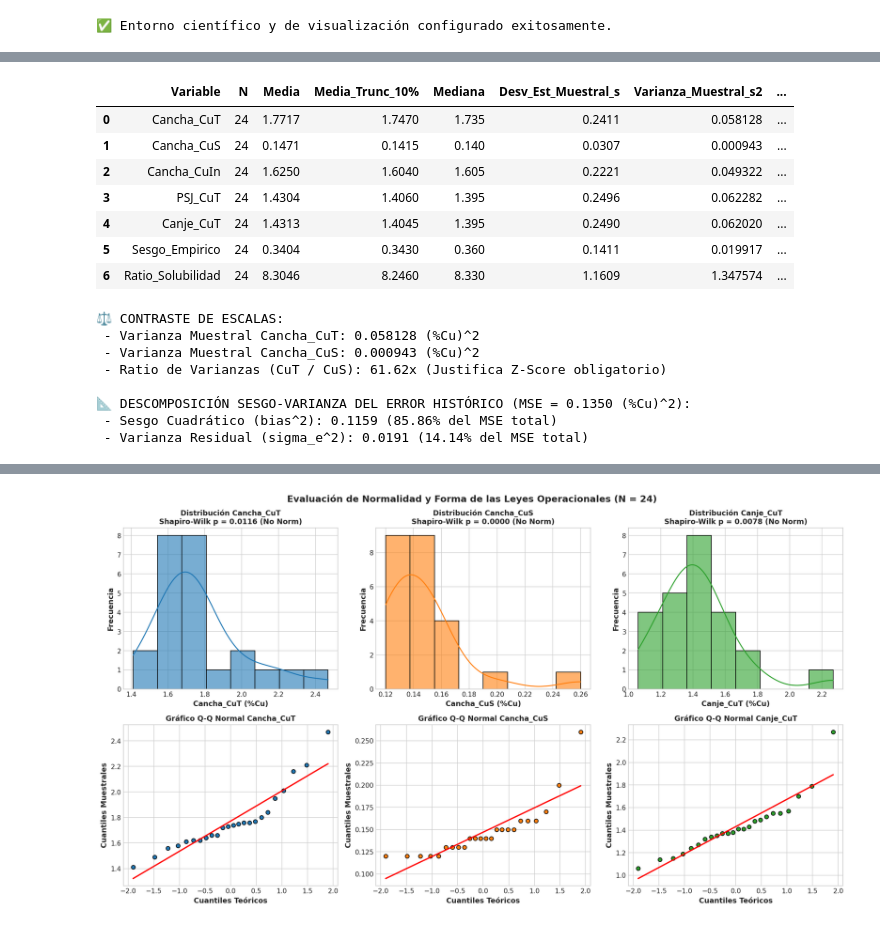
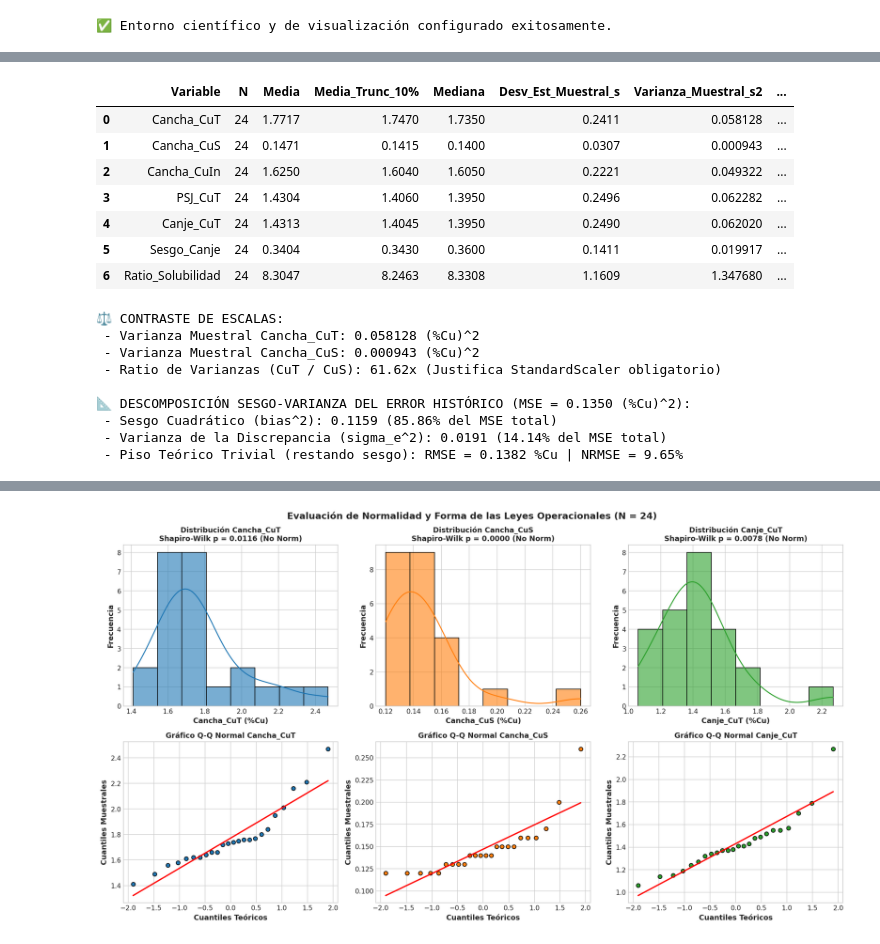
Before and after one commit to guerrafmaturana-arch/TESIS, a Jupyter notebook: BLOQUE_1/01_eda_caracteristicas.ipynb, the cells around one changed output, grey strips where cells are left out. Saved outputs shown, nothing was run; the diff lists cells and outputs as text; code cells hidden in the pictures.

```diff
--- a/BLOQUE_1/01_eda_caracteristicas.ipynb
+++ b/BLOQUE_1/01_eda_caracteristicas.ipynb
@@ -67,5 +67,5 @@ Se computan las variables diagnósticas para el análisis exploratorio:
 # %%
-# Búsqueda robusta y carga de datos auditados
+# Carga robusta y preparación de datos
 candidates = [
     "DATASET_AUDITADO_N24.csv",
     os.path.join("..", "BLOQUE_0", "DATASET_AUDITADO_N24.csv"),
@@ -84,14 +84,14 @@ if csv_path is None:
 
 df = pd.read_csv(csv_path)
 
-# Variables diagnósticas
-df['Sesgo_Empirico'] = (df['Cancha_CuT'] - df['Canje_CuT']).round(2)
-df['Sesgo_Canje'] = df['Sesgo_Empirico']
-df['Ratio_Solubilidad'] = ((df['Cancha_CuS'] / df['Cancha_CuT']) * 100).round(2)
+# Variables diagnósticas exactas
+df['Sesgo_Canje'] = df['Cancha_CuT'] - df['Canje_CuT']
+df['Sesgo_Empirico'] = df['Sesgo_Canje']
+df['Ratio_Solubilidad'] = (df['Cancha_CuS'] / df['Cancha_CuT']) * 100
 
 print(f"📊 Dataset auditado cargado desde: {csv_path}")
 print(f"Dimensiones: {df.shape[0]} registros x {df.shape[1]} columnas")
-display(df[['Fecha', 'Cancha_CuT', 'Cancha_CuS', 'Cancha_CuIn', 'PSJ_CuT', 'Canje_CuT', 'Sesgo_Empirico', 'Ratio_Solubilidad']].head())
+display(df[['Fecha', 'Cancha_CuT', 'Cancha_CuS', 'Cancha_CuIn', 'PSJ_CuT', 'Canje_CuT', 'Sesgo_Canje', 'Ratio_Solubilidad']].head())
 # %% [output]
 📊 Dataset auditado cargado desde: BLOQUE_0\DATASET_AUDITADO_N24.csv
 Dimensiones: 24 registros x 16 columnas
@@ -121,6 +126,6 @@ $$\text{Ratio de Varianza} = \frac{s^2_{\text{CuT}}}{s^2_{\text{CuS}}} = \frac{0
 # %%
-# Cálculo exhaustivo de estadísticos descriptivos y dispersión
-vars_eda = ['Cancha_CuT', 'Cancha_CuS', 'Cancha_CuIn', 'PSJ_CuT', 'Canje_CuT', 'Sesgo_Empirico', 'Ratio_Solubilidad']
+# Cálculo de estadísticos descriptivos y dispersión
+vars_eda = ['Cancha_CuT', 'Cancha_CuS', 'Cancha_CuIn', 'PSJ_CuT', 'Canje_CuT', 'Sesgo_Canje', 'Ratio_Solubilidad']
 stats_rows = []
 
 for v in vars_eda:
@@ -155,49 +160,51 @@ for v in vars_eda:
         'Q1': round(q1, 4),
         'Q3': round(q3, 4),
         'IQR': round(iqr, 4),
         'Max': round(s.max(), 2),
         'Asimetria': round(sk, 4),
         'Curtosis': round(kt, 4),
         'Shapiro_W': round(w_stat, 4),
         'Shapiro_p': round(p_val, 4),
         'Normal_0.05': 'SI' if p_val >= 0.05 else 'NO'
     })
 
 df_stats_summary = pd.DataFrame(stats_rows)
 display(df_stats_summary)
 
-# Verificación de ratio de varianza y descomposición del error
+# Contraste de varianzas y descomposición
 s2_cut = df['Cancha_CuT'].var(ddof=1)
 s2_cus = df['Cancha_CuS'].var(ddof=1)
 ratio_var = s2_cut / s2_cus
 
-e_hist = df['Sesgo_Empirico']
+e_hist = df['Sesgo_Canje']
 mse_hist = (e_hist**2).mean()
 bias2_hist = (e_hist.mean())**2
 var_e_hist = e_hist.var(ddof=0)
 
 print(f"\n⚖️ CONTRASTE DE ESCALAS:")
 print(f" - Varianza Muestral Cancha_CuT: {s2_cut:.6f} (%Cu)^2")
 print(f" - Varianza Muestral Cancha_CuS: {s2_cus:.6f} (%Cu)^2")
-print(f" - Ratio de Varianzas (CuT / CuS): {ratio_var:.2f}x (Justifica Z-Score obligatorio)")
+print(f" - Ratio de Varianzas (CuT / CuS): {ratio_var:.2f}x (Justifica StandardScaler obligatorio)")
 
 print(f"\n📐 DESCOMPOSICIÓN SESGO-VARIANZA DEL ERROR HISTÓRICO (MSE = {mse_hist:.4f} (%Cu)^2):")
 print(f" - Sesgo Cuadrático (bias^2): {bias2_hist:.4f} ({bias2_hist/mse_hist*100:.2f}% del MSE total)")
-print(f" - Varianza Residual (sigma_e^2): {var_e_hist:.4f} ({var_e_hist/mse_hist*100:.2f}% del MSE total)")
+print(f" - Varianza de la Discrepancia (sigma_e^2): {var_e_hist:.4f} ({var_e_hist/mse_hist*100:.2f}% del MSE total)")
+print(f" - Piso Teórico Trivial (restando sesgo): RMSE = {np.sqrt(var_e_hist):.4f} %Cu | NRMSE = {np.sqrt(var_e_hist)/df['Canje_CuT'].mean()*100:.2f}%")
 # %% [output]
 |  | Variable | N | Media | Media_Trunc_10% | Mediana | Desv_Est_Muestral_s | Varianza_Muestral_s2 | ... |
-| 0 | Cancha_CuT | 24 | 1.7717 | 1.7470 | 1.735 | 0.2411 | 0.058128 | ... |
-| 1 | Cancha_CuS | 24 | 0.1471 | 0.1415 | 0.140 | 0.0307 | 0.000943 | ... |
-| 2 | Cancha_CuIn | 24 | 1.6250 | 1.6040 | 1.605 | 0.2221 | 0.049322 | ... |
-| 3 | PSJ_CuT | 24 | 1.4304 | 1.4060 | 1.395 | 0.2496 | 0.062282 | ... |
-| 4 | Canje_CuT | 24 | 1.4313 | 1.4045 | 1.395 | 0.2490 | 0.062020 | ... |
-| 5 | Sesgo_Empirico | 24 | 0.3404 | 0.3430 | 0.360 | 0.1411 | 0.019917 | ... |
-| 6 | Ratio_Solubilidad | 24 | 8.3046 | 8.2460 | 8.330 | 1.1609 | 1.347574 | ... |
+| 0 | Cancha_CuT | 24 | 1.7717 | 1.7470 | 1.7350 | 0.2411 | 0.058128 | ... |
+| 1 | Cancha_CuS | 24 | 0.1471 | 0.1415 | 0.1400 | 0.0307 | 0.000943 | ... |
+| 2 | Cancha_CuIn | 24 | 1.6250 | 1.6040 | 1.6050 | 0.2221 | 0.049322 | ... |
+| 3 | PSJ_CuT | 24 | 1.4304 | 1.4060 | 1.3950 | 0.2496 | 0.062282 | ... |
+| 4 | Canje_CuT | 24 | 1.4313 | 1.4045 | 1.3950 | 0.2490 | 0.062020 | ... |
+| 5 | Sesgo_Canje | 24 | 0.3404 | 0.3430 | 0.3600 | 0.1411 | 0.019917 | ... |
+| 6 | Ratio_Solubilidad | 24 | 8.3047 | 8.2463 | 8.3308 | 1.1609 | 1.347680 | ... |
 ⚖️ CONTRASTE DE ESCALAS:
  - Varianza Muestral Cancha_CuT: 0.058128 (%Cu)^2
  - Varianza Muestral Cancha_CuS: 0.000943 (%Cu)^2
- - Ratio de Varianzas (CuT / CuS): 61.62x (Justifica Z-Score obligatorio)
+ - Ratio de Varianzas (CuT / CuS): 61.62x (Justifica StandardScaler obligatorio)
 
 📐 DESCOMPOSICIÓN SESGO-VARIANZA DEL ERROR HISTÓRICO (MSE = 0.1350 (%Cu)^2):
  - Sesgo Cuadrático (bias^2): 0.1159 (85.86% del MSE total)
- - Varianza Residual (sigma_e^2): 0.0191 (14.14% del MSE total)
+ - Varianza de la Discrepancia (sigma_e^2): 0.0191 (14.14% del MSE total)
+ - Piso Teórico Trivial (restando sesgo): RMSE = 0.1382 %Cu | NRMSE = 9.65%
```
Also changed, not shown: parts of 17 cells of this notebook, 7 other files.
